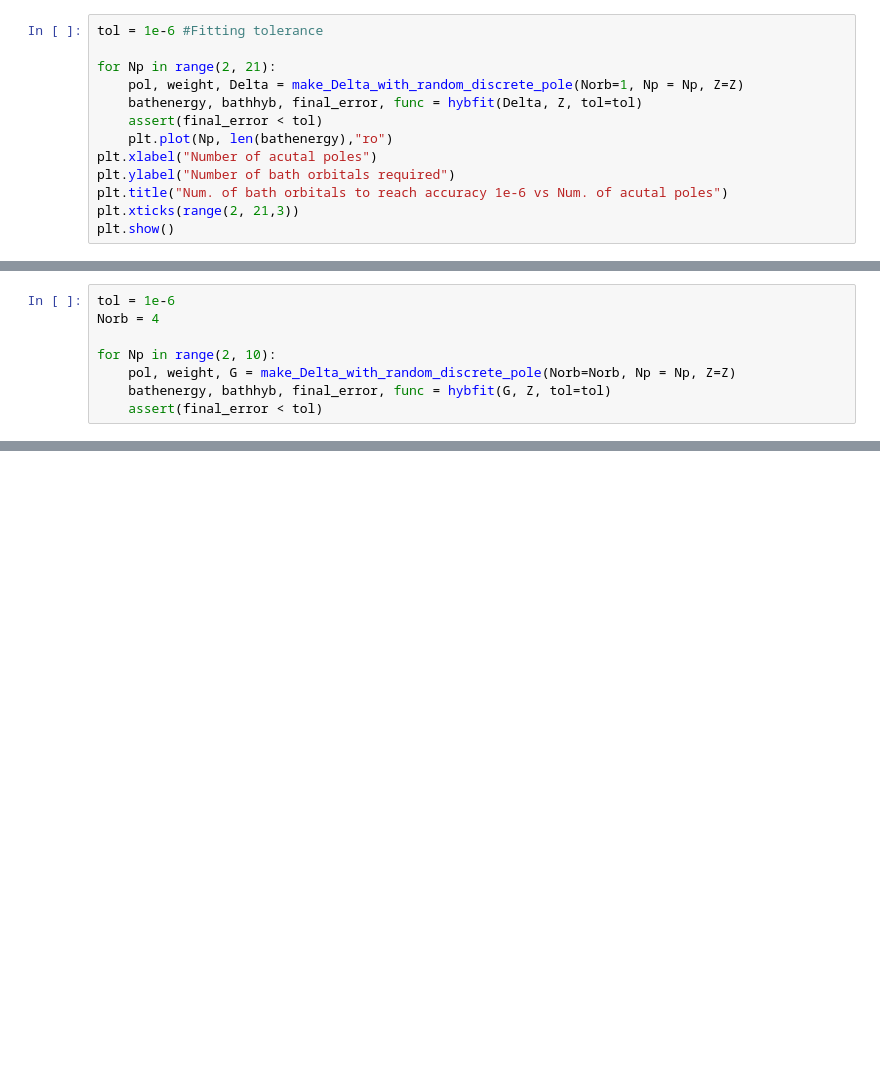
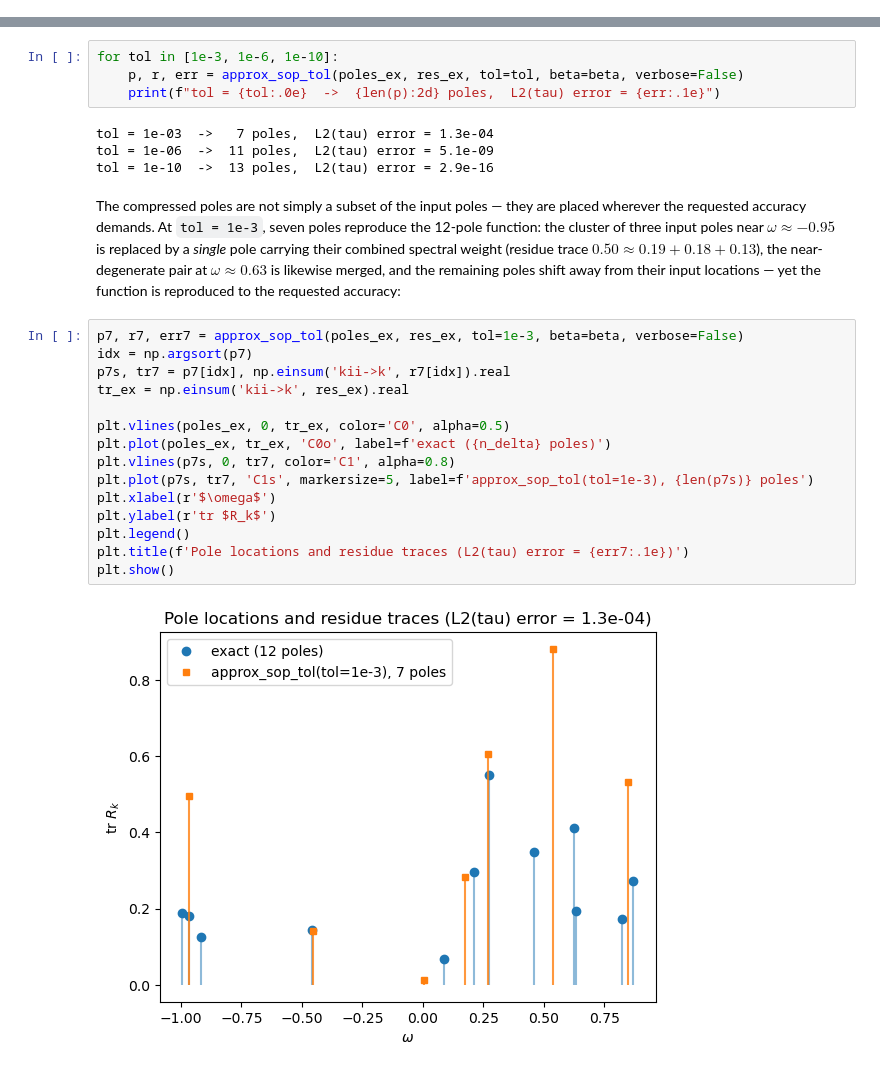
Before and after one commit to flatironinstitute/adapol, a Jupyter notebook: example/discrete.ipynb, the cells around one changed output, grey strips where cells are left out. Cells and saved outputs as stored; diff of their text form; blank space fills up the shorter version.

Commit message:
update and extend discrete example w/ new function APIs

```diff
--- a/example/discrete.ipynb
+++ b/example/discrete.ipynb
@@ -62,13 +0,0 @@ Let us first test the Matsubara fitting for scalar-valued Matsubara functions.
-# %%
-tol = 1e-6 #Fitting tolerance
-
-for Np in range(2, 21):
-    pol, weight, Delta = make_Delta_with_random_discrete_pole(Norb=1, Np = Np, Z=Z)
-    bathenergy, bathhyb, final_error, func = hybfit(Delta, Z, tol=tol)
-    assert(final_error < tol)
-    plt.plot(Np, len(bathenergy),"ro")
-plt.xlabel("Number of acutal poles")
-plt.ylabel("Number of bath orbitals required")
-plt.title("Num. of bath orbitals to reach accuracy 1e-6 vs Num. of acutal poles")
-plt.xticks(range(2, 21,3))
-plt.show()
@@ -79,8 +0,0 @@ Similarly, we can test for matrix-valued Matsubara functions:
-# %%
-tol = 1e-6
-Norb = 4
-
-for Np in range(2, 10):
-    pol, weight, G = make_Delta_with_random_discrete_pole(Norb=Norb, Np = Np, Z=Z)
-    bathenergy, bathhyb, final_error, func = hybfit(G, Z, tol=tol)
-    assert(final_error < tol)
@@ -147,0 +143,27 @@ optimization finished with fitting error 1.989e-09
+# %%
+for tol in [1e-3, 1e-6, 1e-10]:
+    p, r, err = approx_sop_tol(poles_ex, res_ex, tol=tol, beta=beta, verbose=False)
+    print(f"tol = {tol:.0e}  ->  {len(p):2d} poles,  L2(tau) error = {err:.1e}")
+# %% [output]
+tol = 1e-03  ->   7 poles,  L2(tau) error = 1.3e-04
+tol = 1e-06  ->  11 poles,  L2(tau) error = 5.1e-09
+tol = 1e-10  ->  13 poles,  L2(tau) error = 2.9e-16
+# %% [markdown]
+The compressed poles are not simply a subset of the input poles — they are placed wherever the requested accuracy demands. At `tol = 1e-3`, seven poles reproduce the 12-pole function: the cluster of three input poles near $\omega \approx -0.95$ is replaced by a *single* pole carrying their combined spectral weight (residue trace $0.50 \approx 0.19 + 0.18 + 0.13$), the near-degenerate pair at $\omega \approx 0.63$ is likewise merged, and the remaining poles shift away from their input locations — yet the function is reproduced to the requested accuracy:
+# %%
+p7, r7, err7 = approx_sop_tol(poles_ex, res_ex, tol=1e-3, beta=beta, verbose=False)
+idx = np.argsort(p7)
+p7s, tr7 = p7[idx], np.einsum('kii->k', r7[idx]).real
+tr_ex = np.einsum('kii->k', res_ex).real
+
+plt.vlines(poles_ex, 0, tr_ex, color='C0', alpha=0.5)
+plt.plot(poles_ex, tr_ex, 'C0o', label=f'exact ({n_delta} poles)')
+plt.vlines(p7s, 0, tr7, color='C1', alpha=0.8)
+plt.plot(p7s, tr7, 'C1s', markersize=5, label=f'approx_sop_tol(tol=1e-3), {len(p7s)} poles')
+plt.xlabel(r'$\omega$')
+plt.ylabel(r'tr $R_k$')
+plt.legend()
+plt.title(f'Pole locations and residue traces (L2(tau) error = {err7:.1e})')
+plt.show()
+# %% [output]
+[figure, added]
```
Also changed, not shown: parts of 30 cells of this notebook.
